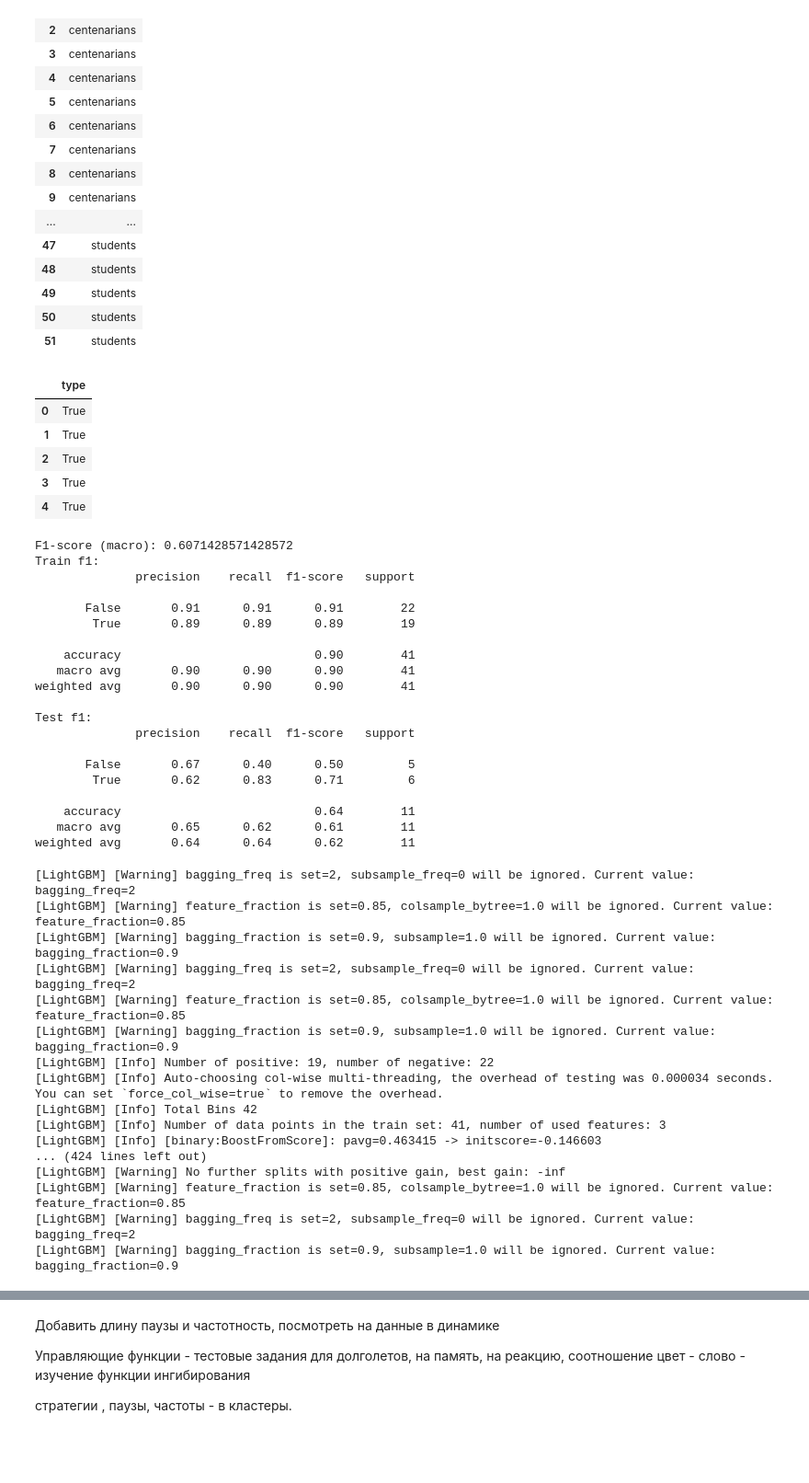
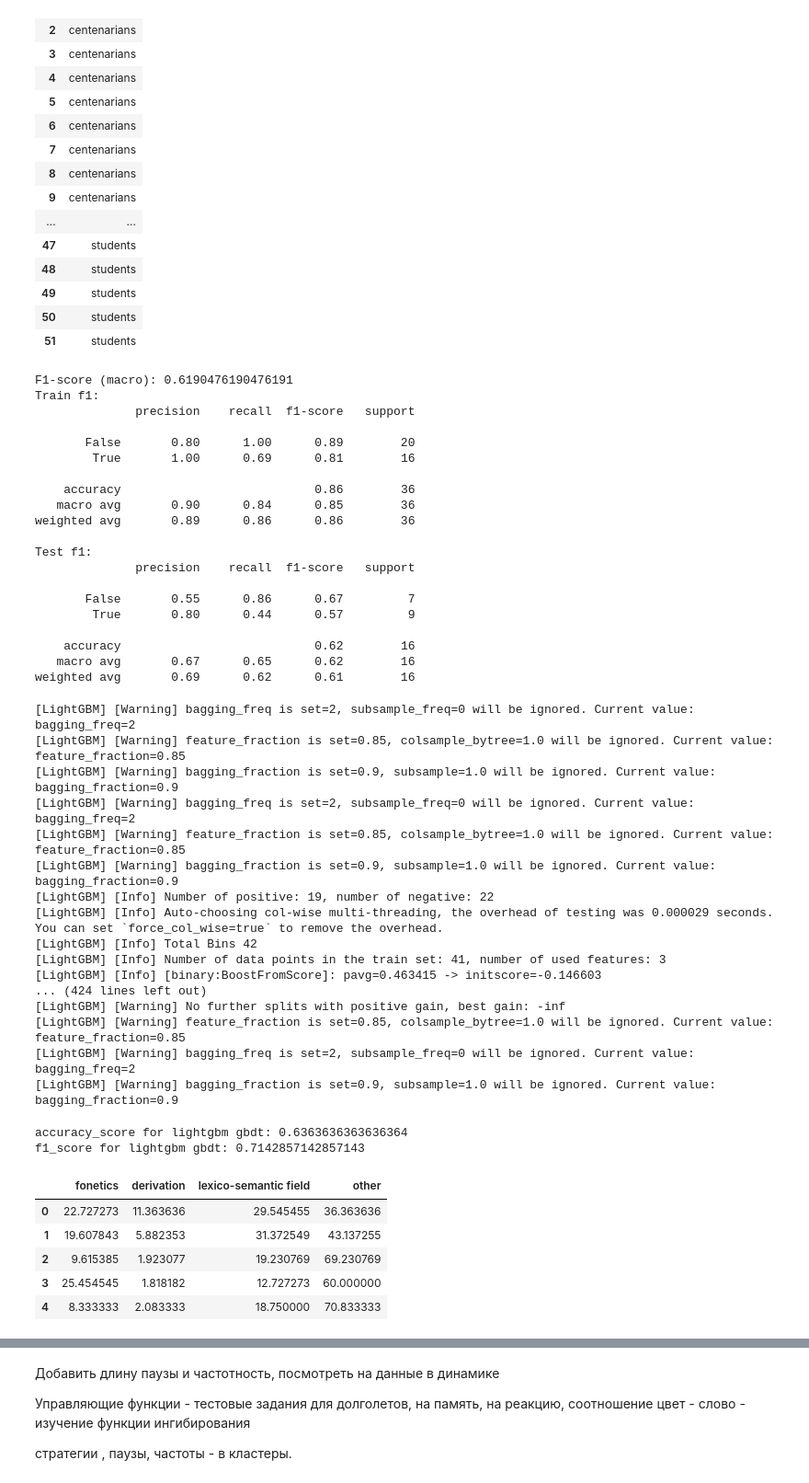
Before and after one commit to Aryunaa/Linguistics, a Jupyter notebook: pos_febr/analysis.ipynb, the cells around one changed output, grey strips where cells are left out. Shown at 92% size. Cells and saved outputs as stored; diff of their text form; code cells hidden in the pictures; blank space fills up the shorter version.

```diff
--- a/pos_febr/analysis.ipynb
+++ b/pos_febr/analysis.ipynb
@@ -998,14 +938,6 @@ X = df_percent.copy()
 y = y.reset_index(drop=True)
 X = X.reset_index(drop=True)
 y['type'] = np.where(y['type'] == 'centenarians', True, False)
-y.head()
-# %% [output]
-|  | type |
-| 0 | True |
-| 1 | True |
-| 2 | True |
-| 3 | True |
-| 4 | True |
 # %%
 #Случайный лес
 from sklearn.model_selection import train_test_split
@@ -1015,9 +947,11 @@ from sklearn.metrics import classification_report
 
 #X, y = labeled_fc_data[labeled_fc_data.columns[labeled_fc_data.columns != 'Population']], labeled_fc_data['Population']
 
-X_train, X_test, y_train, y_test = train_test_split(X, y, test_size=0.2, random_state=42)
+X = StandardScaler().fit_transform(X)
 
-model = RandomForestClassifier(max_depth=4, n_estimators=4, random_state=111)
+X_train, X_test, y_train, y_test = train_test_split(X, y, test_size=0.3, random_state=42)
+
+model = RandomForestClassifier(max_depth=5, n_estimators=4, random_state=111)
 
 model.fit(X_train, y_train)
 
@@ -1030,28 +964,29 @@ print("F1-score (macro):", f1)
 print(f'Train f1: \n{classification_report(y_train, y_train_predict)}')
 print(f'Test f1: \n{classification_report(y_test, y_test_predict)}')
 # %% [output]
-F1-score (macro): 0.6071428571428572
+F1-score (macro): 0.6190476190476191
 Train f1:
               precision    recall  f1-score   support
 
-       False       0.91      0.91      0.91        22
-        True       0.89      0.89      0.89        19
+       False       0.80      1.00      0.89        20
+        True       1.00      0.69      0.81        16
 
-    accuracy                           0.90        41
-   macro avg       0.90      0.90      0.90        41
-weighted avg       0.90      0.90      0.90        41
+    accuracy                           0.86        36
+   macro avg       0.90      0.84      0.85        36
+weighted avg       0.89      0.86      0.86        36
 
 Test f1:
               precision    recall  f1-score   support
 
-       False       0.67      0.40      0.50         5
-        True       0.62      0.83      0.71         6
+       False       0.55      0.86      0.67         7
+        True       0.80      0.44      0.57         9
 
-    accuracy                           0.64        11
-   macro avg       0.65      0.62      0.61        11
-weighted avg       0.64      0.64      0.62        11
+    accuracy                           0.62        16
+   macro avg       0.67      0.65      0.62        16
+weighted avg       0.69      0.62      0.61        16
 # %%
 
+X_train, X_test, y_train, y_test = train_test_split(X, y, test_size=0.2, random_state=42)
 numcols = X.columns
 preprocessor = ColumnTransformer(transformers=[
     ("scaler", StandardScaler(), numcols)
@@ -1089,7 +1024,7 @@ y_pred_boost = knn_pipeline_boost.predict(X_test)
 [LightGBM] [Warning] feature_fraction is set=0.85, colsample_bytree=1.0 will be ignored. Current value: feature_fraction=0.85
 [LightGBM] [Warning] bagging_fraction is set=0.9, subsample=1.0 will be ignored. Current value: bagging_fraction=0.9
 [LightGBM] [Info] Number of positive: 19, number of negative: 22
-[LightGBM] [Info] Auto-choosing col-wise multi-threading, the overhead of testing was 0.000034 seconds.
+[LightGBM] [Info] Auto-choosing col-wise multi-threading, the overhead of testing was 0.000029 seconds.
 You can set `force_col_wise=true` to remove the overhead.
 [LightGBM] [Info] Total Bins 42
 [LightGBM] [Info] Number of data points in the train set: 41, number of used features: 3
@@ -1099,3 +1034,10 @@ You can set `force_col_wise=true` to remove the overhead.
 [LightGBM] [Warning] feature_fraction is set=0.85, colsample_bytree=1.0 will be ignored. Current value: feature_fraction=0.85
 [LightGBM] [Warning] bagging_freq is set=2, subsample_freq=0 will be ignored. Current value: bagging_freq=2
 [LightGBM] [Warning] bagging_fraction is set=0.9, subsample=1.0 will be ignored. Current value: bagging_fraction=0.9
+# %%
+
+print('accuracy_score for lightgbm gbdt:', accuracy_score(y_test, y_pred_boost))
+print('f1_score for lightgbm gbdt:', f1_score(y_test, y_pred_boost))
+# %% [output]
+accuracy_score for lightgbm gbdt: 0.6363636363636364
+f1_score for lightgbm gbdt: 0.7142857142857143
@@ -1101,0 +1051,9 @@ You can set `force_col_wise=true` to remove the overhead.
+# %%
+X.head()
+# %% [output]
+|  | fonetics | derivation | lexico-semantic field | other |
+| 0 | 22.727273 | 11.363636 | 29.545455 | 36.363636 |
+| 1 | 19.607843 | 5.882353 | 31.372549 | 43.137255 |
+| 2 | 9.615385 | 1.923077 | 19.230769 | 69.230769 |
+| 3 | 25.454545 | 1.818182 | 12.727273 | 60.000000 |
+| 4 | 8.333333 | 2.083333 | 18.750000 | 70.833333 |
```
Also changed, not shown: parts of 10 cells of this notebook.
